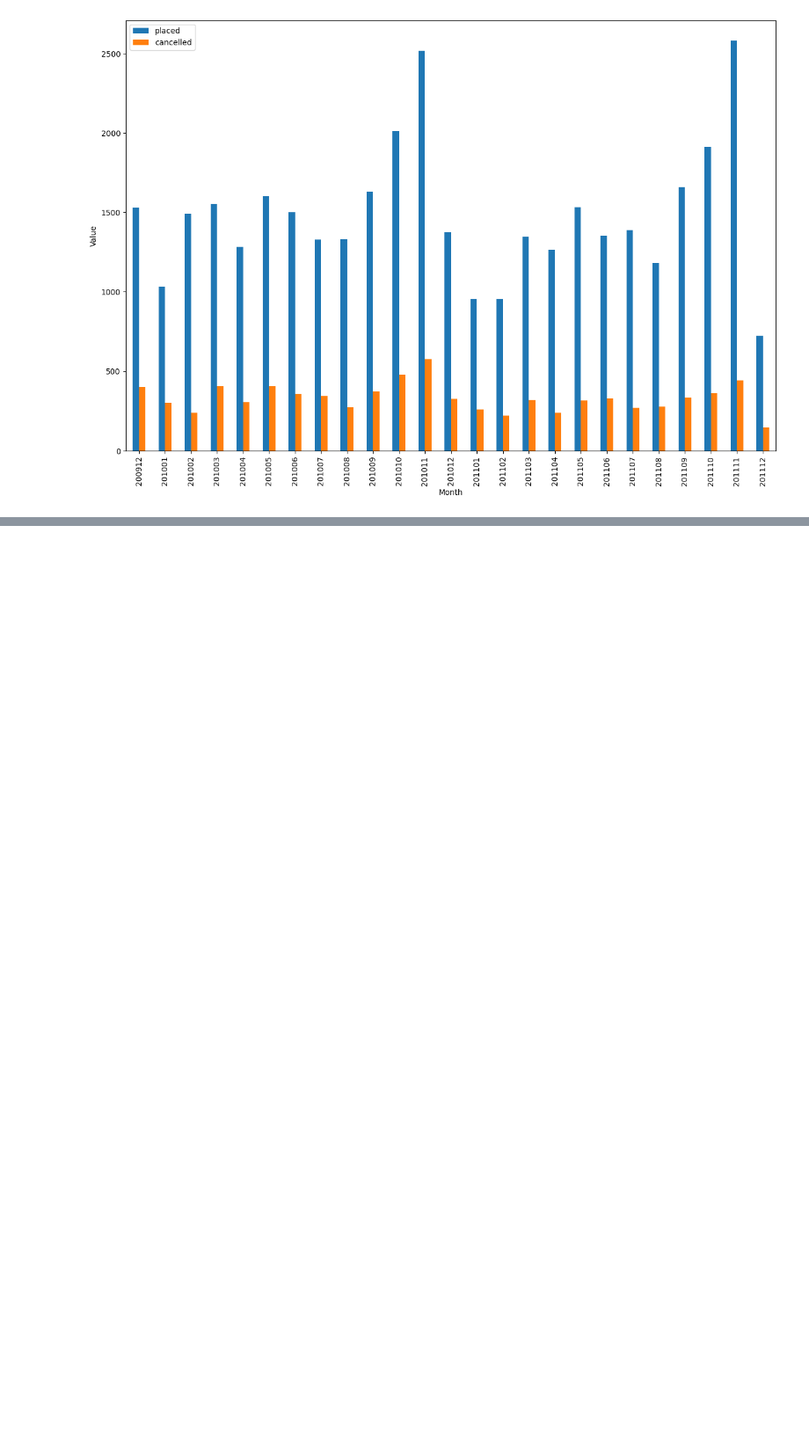
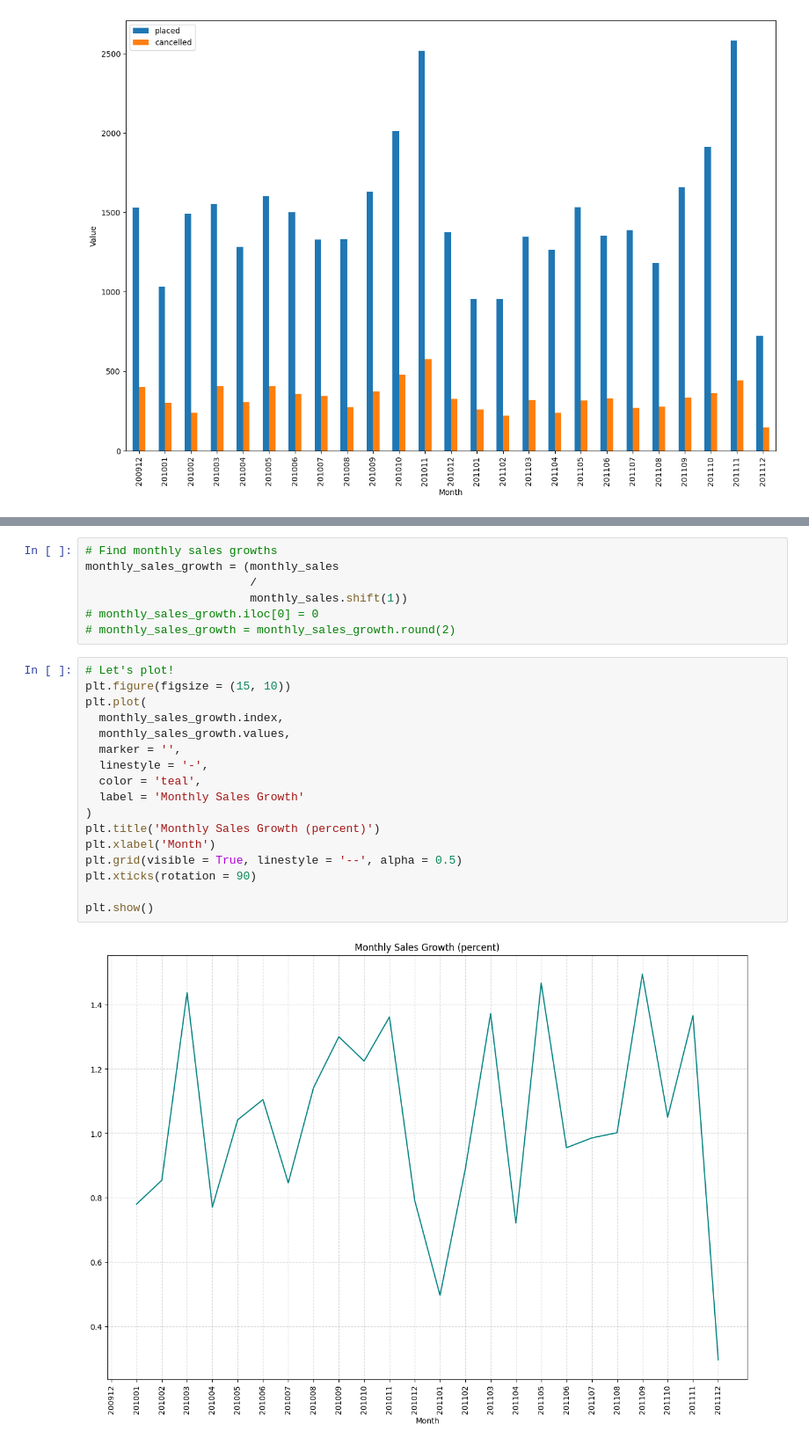
Before and after one commit to jarviscanada/jarvis_data_eng_AhmedAmer, a Jupyter notebook: python_data_analytics/retail_analysis.ipynb, the cells around one changed output, grey strips where cells are left out. Shown at 88% size. Saved outputs shown, nothing was run; the diff lists cells and outputs as text; blank space fills up the shorter version.

```diff
--- a/python_data_analytics/retail_analysis.ipynb
+++ b/python_data_analytics/retail_analysis.ipynb
@@ -225,0 +260,26 @@ monthly_orders.plot(
+# %%
+# Find monthly sales growths
+monthly_sales_growth = (monthly_sales
+                        /
+                        monthly_sales.shift(1))
+# monthly_sales_growth.iloc[0] = 0
+# monthly_sales_growth = monthly_sales_growth.round(2)
+# %%
+# Let's plot!
+plt.figure(figsize = (15, 10))
+plt.plot(
+  monthly_sales_growth.index,
+  monthly_sales_growth.values,
+  marker = '',
+  linestyle = '-',
+  color = 'teal',
+  label = 'Monthly Sales Growth'
+)
+plt.title('Monthly Sales Growth (percent)')
+plt.xlabel('Month')
+plt.grid(visible = True, linestyle = '--', alpha = 0.5)
+plt.xticks(rotation = 90)
+
+plt.show()
+# %% [output]
+[figure, added]
```
Also changed, not shown: parts of 4 cells of this notebook.
